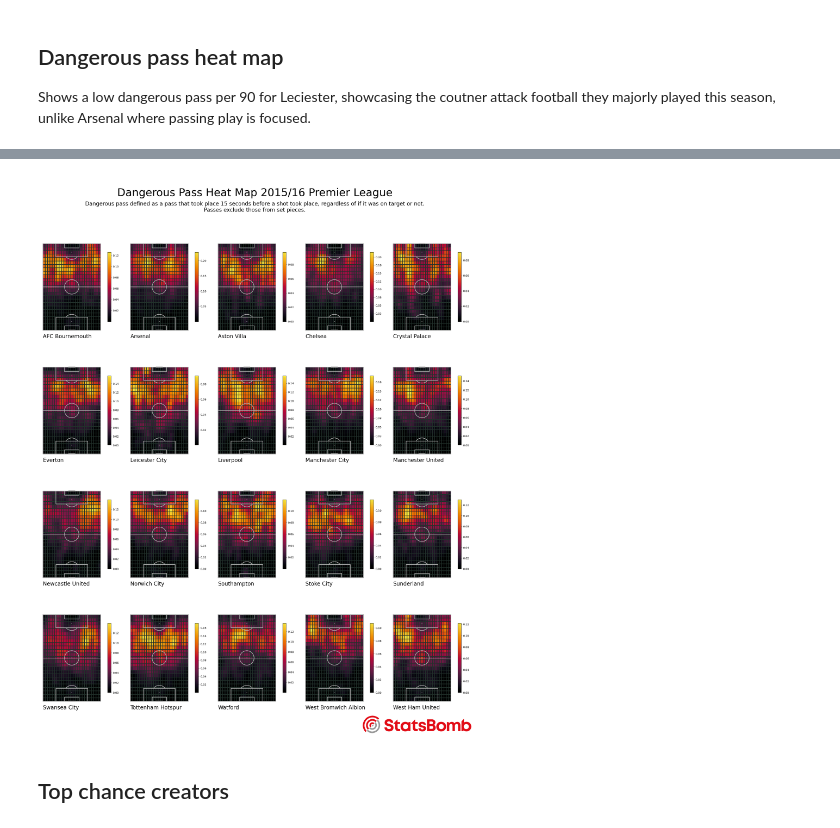
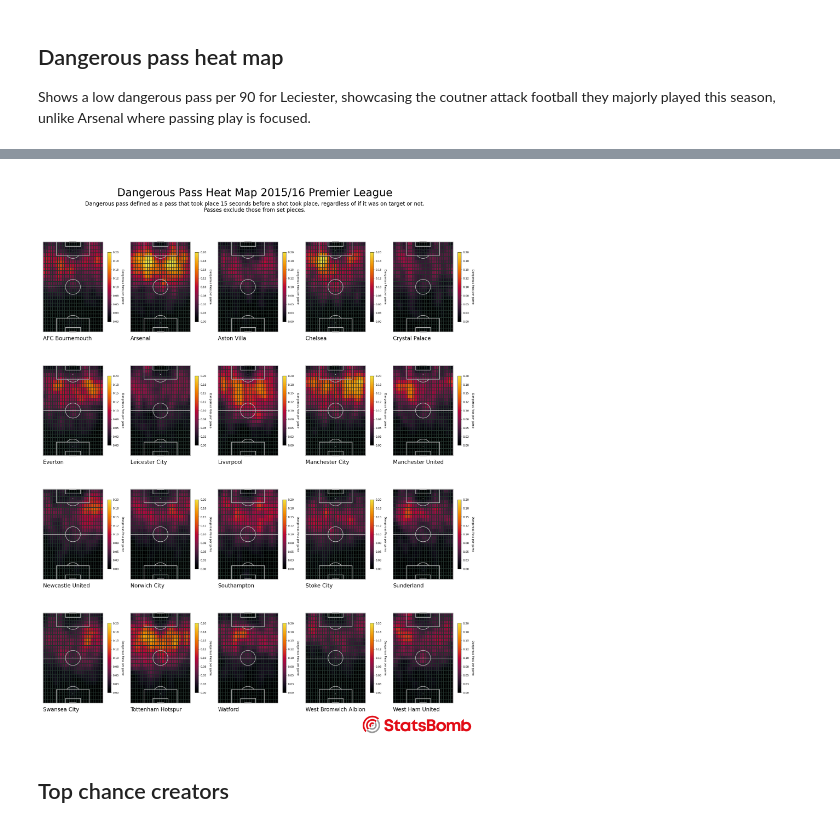
Before and after one commit to jamesdidathing/football_analysis, a Jupyter notebook: 16_analysis.ipynb, the cells around one changed output, grey strips where cells are left out. Cells and saved outputs as stored; diff of their text form; code cells hidden in the pictures.

Commit message:
scaled colorbars for more accurate overview for all teams

```diff
--- a/16_analysis.ipynb
+++ b/16_analysis.ipynb
@@ -64,7 +64,7 @@ for team in teams:
             danger_passes = pd.concat([danger_passes, danger_passes_period], ignore_index = True)
     #get the 2D histogram
     bin_statistic = pitch.bin_statistic(danger_passes.x, danger_passes.y, statistic='count', bins=(25, 25), normalize=False)
-    bin_statistic["statistic"] = bin_statistic["statistic"]/no_games
+    bin_statistic["statistic"] = (bin_statistic["statistic"]/no_games)
     #normalize by number of games
     bin_statistic['statistic'] = gaussian_filter(bin_statistic['statistic'], 1)
 
@@ -72,3 +72,36 @@ for team in teams:
     team_data[team] = bin_statistic
 
 # Now `team_data` dictionary contains data for all teams
+# %%
+import numpy as np
+import matplotlib.cm as cm
+import matplotlib.mlab as mlab
+import matplotlib.pyplot as plt
+
+# test data
+x = np.linspace(0,15,100)
+X,Y = np.meshgrid(x,x)
+SPD1 = np.sqrt(X*X + Y*Y)
+SPD2 = SPD1 * 1.3
+
+fig = plt.figure()
+
+# implement boundaries of colorbar and it ticks
+vmin, vmax = 0, 26
+levels = np.linspace(vmin,vmax,14)
+
+# 1st subplot
+ax1 = fig.add_subplot(221)
+# Set contour levels and limits
+CF1 = ax1.contourf(X, Y, SPD1, levels=levels, vmax=vmax, vmin=vmin)
+cbar = plt.colorbar(CF1)
+cbar.set_label('10m U (m/s)', size=12)
+
+#2nd subplot
+ax1 = fig.add_subplot(222)
+CF1 = ax1.contourf(X, Y, SPD2, levels=levels, vmax=vmax, vmin=vmin)
+cbar = plt.colorbar(CF1)
+cbar.set_label('10m U (m/s)', size=12)
+
+plt.tight_layout()
+plt.show()
@@ -90,36 +125,37 @@ pitch = VerticalPitch(linewidth=2, line_zorder=2)
 # plot the 5 * 3 grid
 fig, axs = pitch.grid(nrows=4, ncols=5, figheight=30,
                     endnote_height=0.03, endnote_space=0,
                     axis=False,
                     title_height=0.08, grid_height=0.84, grid_width=0.8)
 fig.set_facecolor('white')
 
 num_teams = len(teams)
 team_data = {key: value for key, value in sorted(team_data.items())}
 team_names = list(team_data.keys())
 
 for idx, ax in enumerate(axs['pitch'].flat):
-    pcm = pitch.heatmap(team_data[team_names[idx]], ax=ax, cmap=cmr.ember, edgecolors='#22312b')
+    pcm = pitch.heatmap(team_data[team_names[idx]], ax=ax, cmap=cmr.ember, edgecolors='#22312b', vmin = 0, vmax = 0.20)
     ax.text(0, -9, team_names[idx], ha='left', va='center', fontsize=20 ,color='black')
 
     # Add a single colorbar on the side of the figure
     # Add the colorbar and format off-white
-    cbar = fig.colorbar(pcm, ax=ax, shrink=0.6, format=FuncFormatter(format_cb_ticks))
+    cbar = fig.colorbar(pcm, ax=ax, shrink=0.6,format=FuncFormatter(format_cb_ticks), pad=0.02)
     cbar.outline.set_edgecolor('black')
     cbar.ax.yaxis.set_tick_params(color='grey')
+    cbar.set_label('Dangerous Pass per game', rotation=270,labelpad=20)
 
 axs['title'].text(0.5, 0.65, 'Dangerous Pass Heat Map 2015/16 Premier League', fontsize=40, va='center', ha='center')
 SUB_TEXT = ('Dangerous pass defined as a pass that took place 15 seconds before a shot took place, regardless of if it was on target or not.\n'
             'Passes exclude those from set pieces.')
 axs['title'].text(0.5, 0.35, SUB_TEXT, fontsize=20, va='center', ha='center')
 ax_sb_logo = add_image(sb_logo, fig, left=0.701126,
                        # set the bottom and height to align with the endnote
                        bottom=axs['endnote'].get_position().y0,
                        height=axs['endnote'].get_position().height)
 
 plt.show()
 # %% [output]
-[figure, old version]
+[figure, new version]
 # %% [markdown]
 ## Top chance creators
 # %%
```
Also changed, not shown: parts of 1 cell of this notebook.
